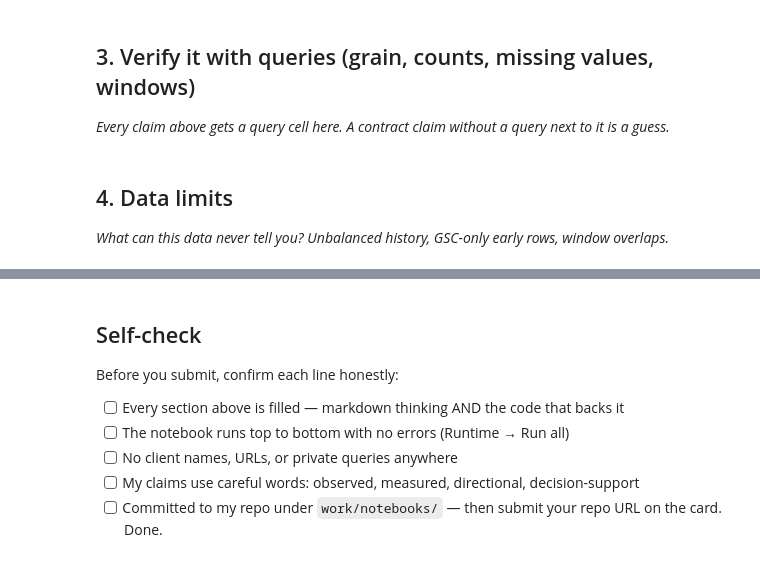
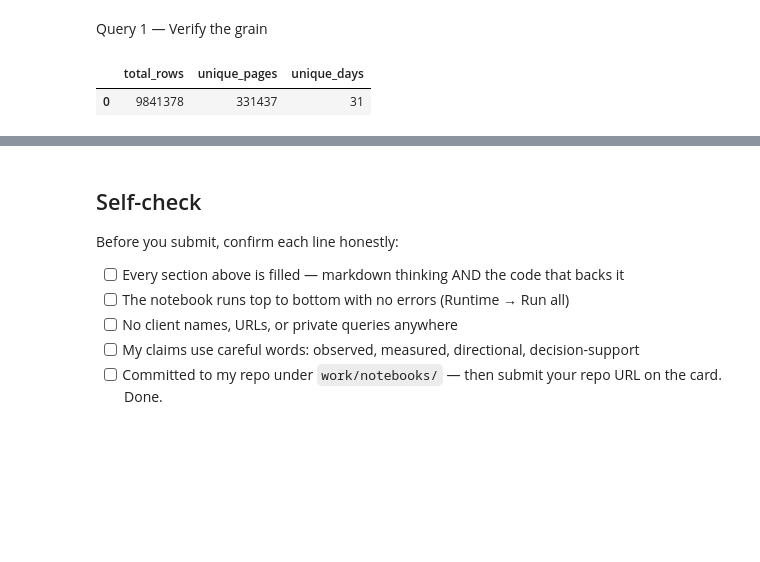
Before and after one commit to ShamirAli55/flyrank-internship, a Jupyter notebook: work/notebooks/w03_data_contract.ipynb, the cells around one changed output, grey strips where cells are left out. Cells and saved outputs as stored; diff of their text form; code cells hidden in the pictures; blank space fills up the shorter version.

```diff
--- a/work/notebooks/w03_data_contract.ipynb
+++ b/work/notebooks/w03_data_contract.ipynb
@@ -20,7 +120,19 @@ This skeleton is yours to fill. Work the sections **in order** — each one has
+# %% [markdown]
+Query 1 — Verify the grain
 # %%
 # This cell is for CODE (numbers, a query, a check).
 # Write your text answer in the cell ABOVE this one — typing sentences here breaks Run All.
+
+grain = con.sql(f"""
+SELECT
+COUNT(*) AS total_rows,
+COUNT(DISTINCT content_hash_id) AS unique_pages,
+COUNT(DISTINCT report_date) AS unique_days
+FROM {TABLES['fact_daily']}
+WHERE month='2026-03'
+""").df()
+
+grain
+# %% [output]
+|  | total_rows | unique_pages | unique_days |
+| 0 | 9841378 | 331437 | 31 |
-# %% [markdown]
-## 3. Verify it with queries (grain, counts, missing values, windows)
-
-*Every claim above gets a query cell here. A contract claim without a query next to it is a guess.*
@@ -30,4 +138,0 @@ This skeleton is yours to fill. Work the sections **in order** — each one has
-# %% [markdown]
-## 4. Data limits
-
-*What can this data never tell you? Unbalanced history, GSC-only early rows, window overlaps.*
```
Also changed, not shown: parts of 14 cells of this notebook.
